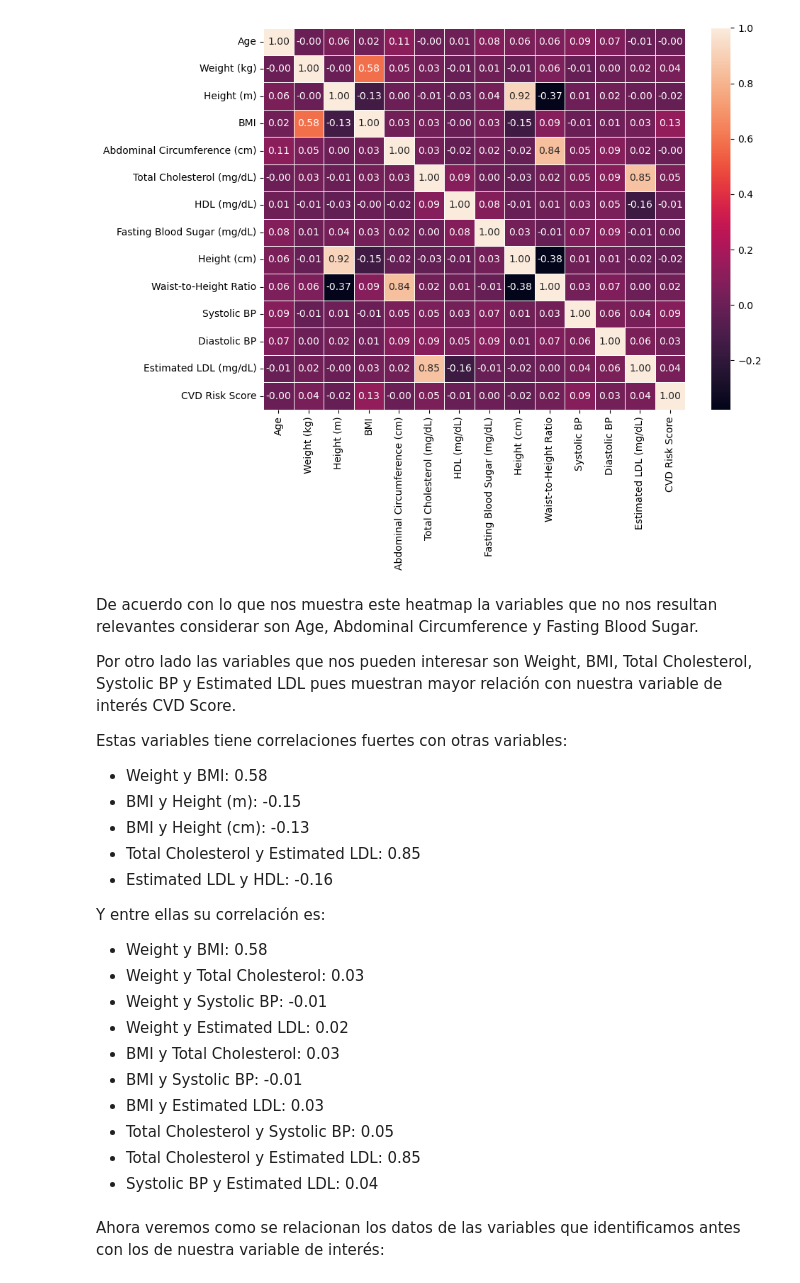
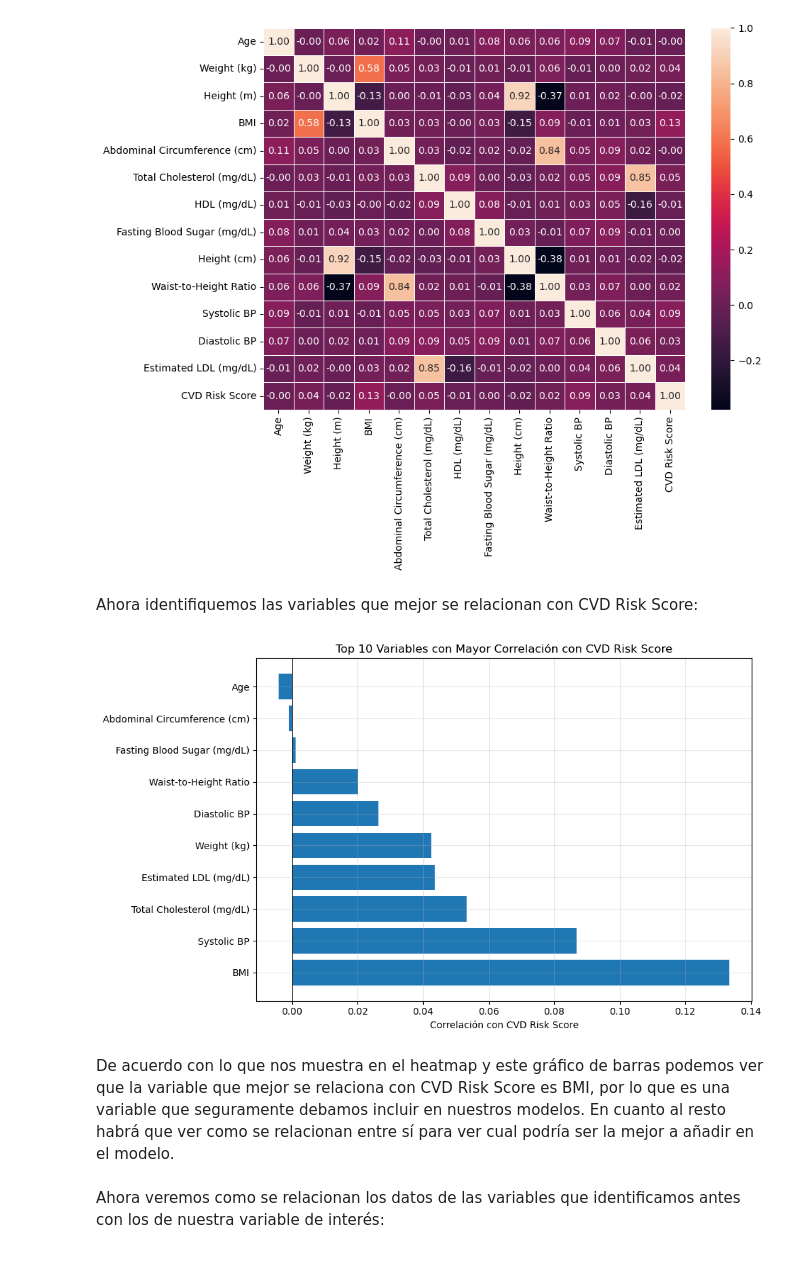
Before and after one commit to ef-blanco/Lab_1_Aprendizaje_Maq, a Jupyter notebook: Laboratorio_1_ML.ipynb, the cells around one changed output. Saved outputs shown, nothing was run; the diff lists cells and outputs as text; code cells hidden in the pictures.

```diff
--- a/Laboratorio_1_ML.ipynb
+++ b/Laboratorio_1_ML.ipynb
@@ -301,29 +219,25 @@ plt.tight_layout()
 plt.show()
 # %% [output]
 [figure]
+# %% [markdown]
+Ahora identifiquemos las variables que mejor se relacionan con CVD Risk Score:
+# %%
+# Calcular correlación con CVD Risk Score
+correlations = training_data.corr(numeric_only=True)['CVD Risk Score'].sort_values(ascending=False)
+top_correlations = correlations[1:11]  # Top 10 (excluyendo la variable objetivo misma)
+plt.figure(figsize=(10, 6))
+plt.barh(range(len(top_correlations)), top_correlations.values)
+plt.yticks(range(len(top_correlations)), top_correlations.index)
+plt.xlabel('Correlación con CVD Risk Score')
+plt.title('Top 10 Variables con Mayor Correlación con CVD Risk Score')
+plt.axvline(x=0, color='black', linestyle='-', linewidth=0.5)
+plt.grid(True, alpha=0.3)
+plt.tight_layout()
+plt.show()
+# %% [output]
+[figure, added]
 # %% [markdown]
-De acuerdo con lo que nos muestra este heatmap la variables que no nos resultan relevantes considerar son Age, Abdominal Circumference y Fasting Blood Sugar.
-
-Por otro lado las variables que nos pueden interesar son Weight, BMI, Total Cholesterol, Systolic BP y Estimated LDL pues muestran mayor relación con nuestra variable de interés CVD Score.
-
-Estas variables tiene correlaciones fuertes con otras variables:
-- Weight y BMI: 0.58
-- BMI y Height (m): -0.15
-- BMI y Height (cm): -0.13
-- Total Cholesterol y Estimated LDL: 0.85
-- Estimated LDL y HDL: -0.16
-
-Y entre ellas su correlación es:
-- Weight y BMI: 0.58
-- Weight y Total Cholesterol: 0.03
-- Weight y Systolic BP: -0.01
-- Weight y Estimated LDL: 0.02
-- BMI y Total Cholesterol: 0.03
-- BMI y Systolic BP: -0.01
-- BMI y Estimated LDL: 0.03
-- Total Cholesterol y Systolic BP: 0.05
-- Total Cholesterol y Estimated LDL: 0.85
-- Systolic BP y Estimated LDL: 0.04
+De acuerdo con lo que nos muestra en el heatmap y este gráfico de barras podemos ver que la variable que mejor se relaciona con CVD Risk Score es BMI, por lo que es una variable que seguramente debamos incluir en nuestros modelos. En cuanto al resto habrá que ver como se relacionan entre sí para ver cual podría ser la mejor a añadir en el modelo.
 # %% [markdown]
 Ahora veremos como se relacionan los datos de las variables que identificamos antes con los de nuestra variable de interés:
 # %%
```
Also changed, not shown: parts of 19 cells of this notebook.
